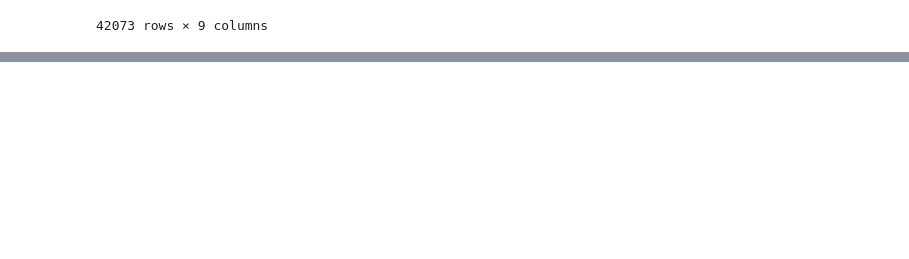
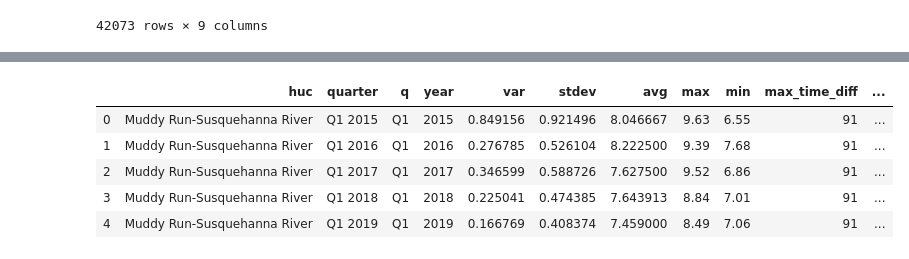
Before and after one commit to Davidtaboh/Hack-the-Bay, a Jupyter notebook: Water_Analytics.ipynb, the cells around one changed output, grey strips where cells are left out. Drawn from its saved outputs; the diff is of its cells as text; code cells hidden in the pictures; blank space fills up the shorter version.

```diff
--- a/Water_Analytics.ipynb
+++ b/Water_Analytics.ipynb
@@ -164,0 +361,10 @@ results_df.head()
+# %%
+ph_results_df = pd.DataFrame(ph_results)
+ph_results_df.head()
+# %% [output]
+|  | huc | quarter | q | year | var | stdev | avg | max | min | max_time_diff | ... |
+| 0 | Muddy Run-Susquehanna River | Q1 2015 | Q1 | 2015 | 0.849156 | 0.921496 | 8.046667 | 9.63 | 6.55 | 91 | ... |
+| 1 | Muddy Run-Susquehanna River | Q1 2016 | Q1 | 2016 | 0.276785 | 0.526104 | 8.222500 | 9.39 | 7.68 | 91 | ... |
+| 2 | Muddy Run-Susquehanna River | Q1 2017 | Q1 | 2017 | 0.346599 | 0.588726 | 7.627500 | 9.52 | 6.86 | 91 | ... |
+| 3 | Muddy Run-Susquehanna River | Q1 2018 | Q1 | 2018 | 0.225041 | 0.474385 | 7.643913 | 8.84 | 7.01 | 91 | ... |
+| 4 | Muddy Run-Susquehanna River | Q1 2019 | Q1 | 2019 | 0.166769 | 0.408374 | 7.459000 | 8.49 | 7.06 | 91 | ... |
```
Also changed, not shown: parts of 7 cells of this notebook, 1 other file.
